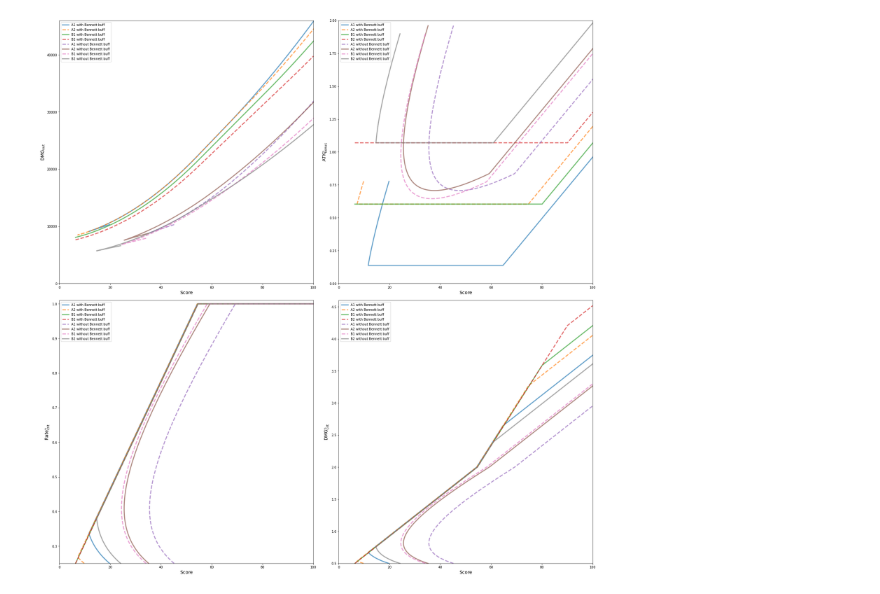
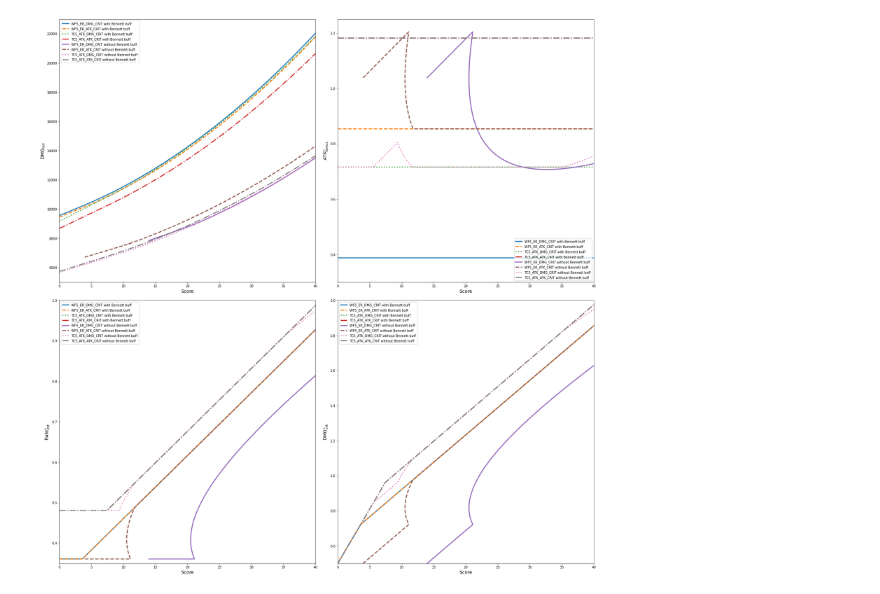
Before and after one commit to raolirom/genshin-notebooks, a Jupyter notebook: xiangling.ipynb, the cells around one changed output. Saved outputs shown, nothing was run; the diff lists cells and outputs as text; code cells hidden in the pictures.

```diff
--- a/xiangling.ipynb
+++ b/xiangling.ipynb
@@ -171,60 +158,61 @@ $$  \begin{cases}
 # %%
 import numpy as np
 from matplotlib import pyplot
 
-def compute_stats(atk_base, atk_flat, dmg_bonus, minimum_atk_bonus, score_modifier):
-    dmg_crit = np.linspace(0.5, 10.0, 10000)
-    rate_crit = np.minimum(dmg_crit/2, 1.0)
-    atk_bonus = np.maximum((3/4) * (dmg_crit + 1/rate_crit) - 1 - (atk_flat / atk_base), minimum_atk_bonus)
+def compute_stats(atk_base, atk_flat, dmg_bonus, extra_atk_bonus, extra_rate_crit, extra_dmg_crit):
+    dmg_crit = np.linspace(extra_dmg_crit, 10.0, 10000)
+    rate_crit = np.maximum(np.minimum(dmg_crit/2, 1.0), extra_rate_crit)
+    atk_bonus = np.maximum((3/4) * (dmg_crit + 1/rate_crit) - 1 - (atk_flat / atk_base), extra_atk_bonus)
     dmg_out = (atk_base * (1 + atk_bonus) + atk_flat) * (1 + dmg_bonus) * (1 + rate_crit * dmg_crit)
+    score_modifier = ((extra_atk_bonus / 4.66) + (extra_rate_crit / 3.11) + (extra_dmg_crit / 6.22)) * 100
     score = ((atk_bonus / 4.66) + (rate_crit / 3.11) + (dmg_crit / 6.22)) * 100 - score_modifier
     return (atk_bonus, rate_crit, dmg_crit, dmg_out, score)
 
 def plot(axs, label, linestyle, atk_bonus, rate_crit, dmg_crit, dmg_out, score):
-    axs[0, 0].plot(score, dmg_out, linestyle=linestyle, alpha=0.7, linewidth=3, label=label)
-    axs[0, 1].plot(score, atk_bonus, linestyle=linestyle, alpha=0.7, linewidth=3, label=label)
-    axs[1, 0].plot(score, rate_crit, linestyle=linestyle, alpha=0.7, linewidth=3, label=label)
-    axs[1, 1].plot(score, dmg_crit, linestyle=linestyle, alpha=0.7, linewidth=3, label=label)
+    axs[0, 0].plot(score, dmg_out, linestyle=linestyle, linewidth=3, label=label)
+    axs[0, 1].plot(score, atk_bonus, linestyle=linestyle, linewidth=3, label=label)
+    axs[1, 0].plot(score, rate_crit, linestyle=linestyle, linewidth=3, label=label)
+    axs[1, 1].plot(score, dmg_crit, linestyle=linestyle, linewidth=3, label=label)
 
 fig, axs = pyplot.subplots(2, 2, constrained_layout=True, figsize=(24, 24))
 axs[0, 0].set_xlabel(r'$\mathrm{Score}$', fontsize=14)
 axs[0, 0].set_ylabel(r'$\mathrm{DMG_{out}}$', fontsize=14)
-axs[0, 0].set_xlim(0, 100)
-axs[0, 0].set_ylim(0, 46000)
+axs[0, 0].set_xlim(0, 40)
+axs[0, 0].set_ylim(5000, 23000)
 axs[0, 1].set_xlabel(r'$\mathrm{Score}$', fontsize=14)
 axs[0, 1].set_ylabel(r'$\mathrm{ATK_{bonus}^{_{\%}}}$', fontsize=14)
-axs[0, 1].set_xlim(0, 100)
-axs[0, 1].set_ylim(0, 2)
+axs[0, 1].set_xlim(0, 40)
+axs[0, 1].set_ylim(0.3, 1.25)
 axs[1, 0].set_xlabel(r'$\mathrm{Score}$', fontsize=14)
 axs[1, 0].set_ylabel(r'$\mathrm{Rate_{crit}^{_{\%}}}$', fontsize=14)
-axs[1, 0].set_xlim(0, 100)
-axs[1, 0].set_ylim(0.25, 1.01)
+axs[1, 0].set_xlim(0, 40)
+axs[1, 0].set_ylim(0.35, 1)
 axs[1, 1].set_xlabel(r'$\mathrm{Score}$', fontsize=14)
 axs[1, 1].set_ylabel(r'$\mathrm{DMG_{crit}^{_{\%}}}$', fontsize=14)
-axs[1, 1].set_xlim(0, 100)
-axs[1, 1].set_ylim(0.5, 4.6)
+axs[1, 1].set_xlim(0, 40)
+axs[1, 1].set_ylim(0.5, 2)
 
-A1_stats = compute_stats(845, 350, 221.15 / 100, 13.8 / 100, 13)
-A2_stats = compute_stats(845, 350, 174.55 / 100, 60.4 / 100, 23)
-B1_stats = compute_stats(735, 350, 183.55 / 100, 60.4 / 100, 22.72)
-B2_stats = compute_stats(735, 350, 136.95 / 100, 107 / 100, 32.72)
+WF5_ER_DMG_CRIT = compute_stats(845, 350, 221.15/100, 38.8/100, 36.1/100, 50/100)
+WF5_ER_ATK_CRIT = compute_stats(845, 350, 174.55/100, 85.4/100, 36.1/100, 50/100)
+TC5_ATK_DMG_CRIT = compute_stats(735, 350, 183.55/100, 71.6/100, 48.1/100, 50/100)
+TC5_ATK_ATK_CRIT = compute_stats(735, 350, 136.95/100, 118.2/100, 48.1/100, 50/100)
 
-A1_bennett_stats = compute_stats(845, 1350, 221.15 / 100, 13.8 / 100, 13)
-A2_bennett_stats = compute_stats(845, 1350, 174.55 / 100, 60.4 / 100, 23)
-B1_bennett_stats = compute_stats(735, 1350, 183.55 / 100, 60.4 / 100, 22.72)
-B2_bennett_stats = compute_stats(735, 1350, 136.95 / 100, 107 / 100, 32.72)
+WF5_ER_DMG_CRIT_BENNET = compute_stats(845, 1350, 221.15/100, 38.8/100, 36.1/100, 50/100)
+WF5_ER_ATK_CRIT_BENNET = compute_stats(845, 1350, 174.55/100, 85.4/100, 36.1/100, 50/100)
+TC5_ATK_DMG_CRIT_BENNET = compute_stats(735, 1350, 183.55/100, 71.6/100, 48.1/100, 50/100)
+TC5_ATK_ATK_CRIT_BENNET = compute_stats(735, 1350, 136.95/100, 118.2/100, 48.1/100, 50/100)
 
-plot(axs, 'A1 with Bennett buff', 'solid', *A1_bennett_stats)
-plot(axs, 'A2 with Bennett buff', 'dashed', *A2_bennett_stats)
-plot(axs, 'B1 with Bennett buff', 'solid', *B1_bennett_stats)
-plot(axs, 'B2 with Bennett buff', 'dashed', *B2_bennett_stats)
+plot(axs, 'WF5_ER_DMG_CRIT with Bennett buff', 'solid', *WF5_ER_DMG_CRIT_BENNET)
+plot(axs, 'WF5_ER_ATK_CRIT with Bennett buff', 'dashed', *WF5_ER_ATK_CRIT_BENNET)
+plot(axs, 'TC5_ATK_DMG_CRIT with Bennett buff', 'dotted', *TC5_ATK_DMG_CRIT_BENNET)
+plot(axs, 'TC5_ATK_ATK_CRIT with Bennett buff', 'dashdot', *TC5_ATK_ATK_CRIT_BENNET)
 
-plot(axs, 'A1 without Bennett buff', 'dashed', *A1_stats)
-plot(axs, 'A2 without Bennett buff', 'solid', *A2_stats)
-plot(axs, 'B1 without Bennett buff', 'dashed', *B1_stats)
-plot(axs, 'B2 without Bennett buff', 'solid', *B2_stats)
+plot(axs, 'WF5_ER_DMG_CRIT without Bennett buff', 'solid', *WF5_ER_DMG_CRIT)
+plot(axs, 'WF5_ER_ATK_CRIT without Bennett buff', 'dashed', *WF5_ER_ATK_CRIT)
+plot(axs, 'TC5_ATK_DMG_CRIT without Bennett buff', 'dotted', *TC5_ATK_DMG_CRIT)
+plot(axs, 'TC5_ATK_ATK_CRIT without Bennett buff', 'dashdot', *TC5_ATK_ATK_CRIT)
 
 for ax in axs.flat:
     ax.legend()
 # %% [output]
-[figure, old version]
+[figure, new version]
```
Also changed, not shown: parts of 1 cell of this notebook.
